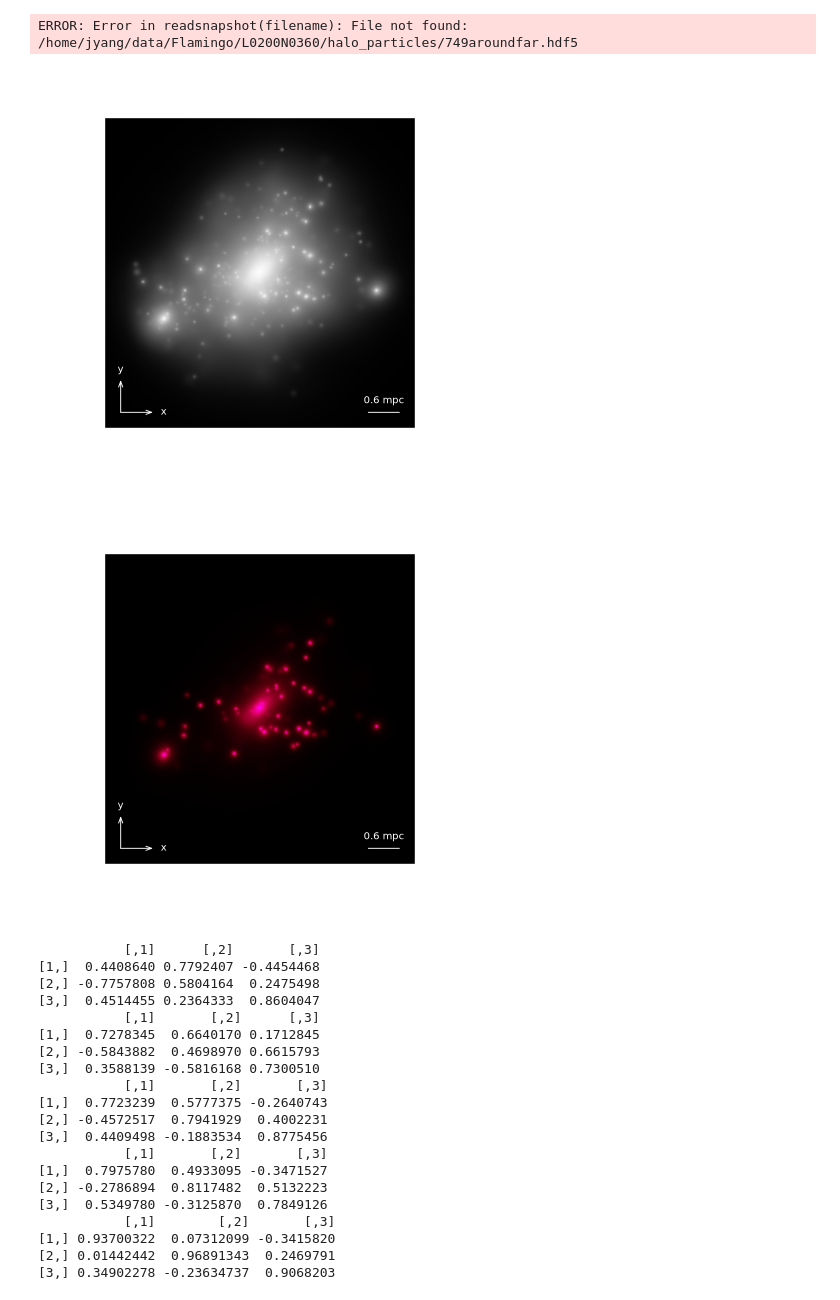
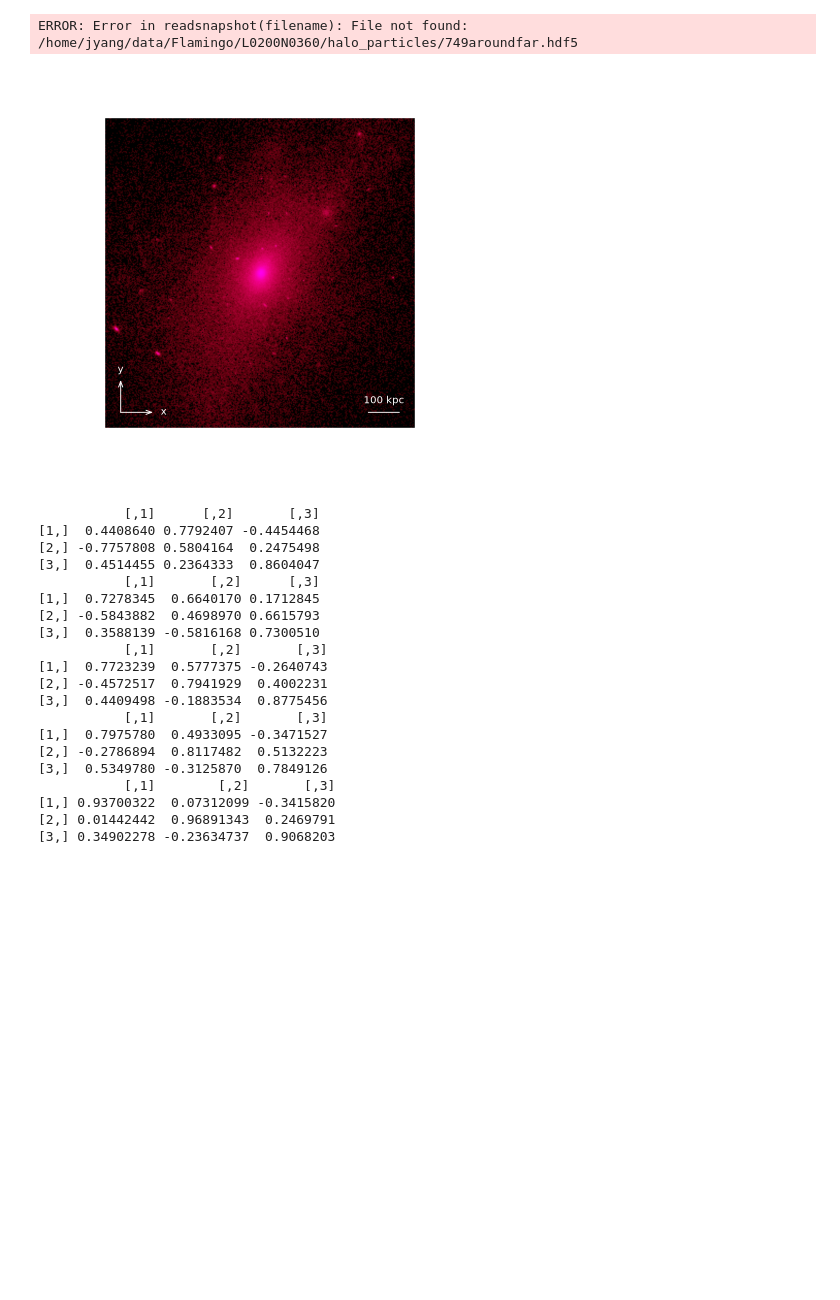
Before and after one commit to yjqqyjq/code, a Jupyter notebook: hvisualize_gadget.ipynb, the cells around one changed output. Cells and saved outputs as stored; diff of their text form; code cells hidden in the pictures; blank space fills up the shorter version.

```diff
--- a/hvisualize_gadget.ipynb
+++ b/hvisualize_gadget.ipynb
@@ -36,27 +36,16 @@ sn$PartType2$lum = 0#Gas only
 # %%
 # %% [output]
 ERROR: Error in readsnapshot(filename): File not found: /home/jyang/data/Flamingo/L0200N0360/halo_particles/749aroundfar.hdf5
-# %%
-filename = '/home/jyang/data/Flamingo/L0200N0360/halo_particles/103.hdf5'
-
-sn = readsnapshot(filename)
-
-sn$PartType1$smoothing = 2
-sn$PartType2$smoothing = 2
-sn$PartType2$lum = 1
-sn$PartType1$lum = 0
-plot(sn,length.unit='mpc', width=6,center=c(0,0,0),npixels=300)
-
-
-
-filename = '/home/jyang/data/Flamingo/L0200N0360/halo_particles/103stars.hdf5'
-sn = readsnapshot(filename)
-sn$PartType0$smoothing = 2
-sn$PartType0$lum=1
-plot(sn,length.unit='mpc', width=6,npixels=300,center=c(0,0,0))
-# %% [output]
-[figure, removed]
-[figure, removed]
+# %%
+filename = '/home/jyang/data/Colibre/L0200N1504/most_mass_halo.hdf5'
+
+sn = readsnapshot(filename)
+
+sn$PartType0$smoothing = 2
+
+plot(sn,length.unit='kpc', width=6000,kde=0,center=c(0,0,0),npixels=300)
+# %% [output]
+[figure, added]
 # %%
 name= as.integer(2)
 filename = '/home/jyang/data/Flamingo/L0200N0360/halo_particles/2.hdf5'
```
Also changed, not shown: 9 other files.
